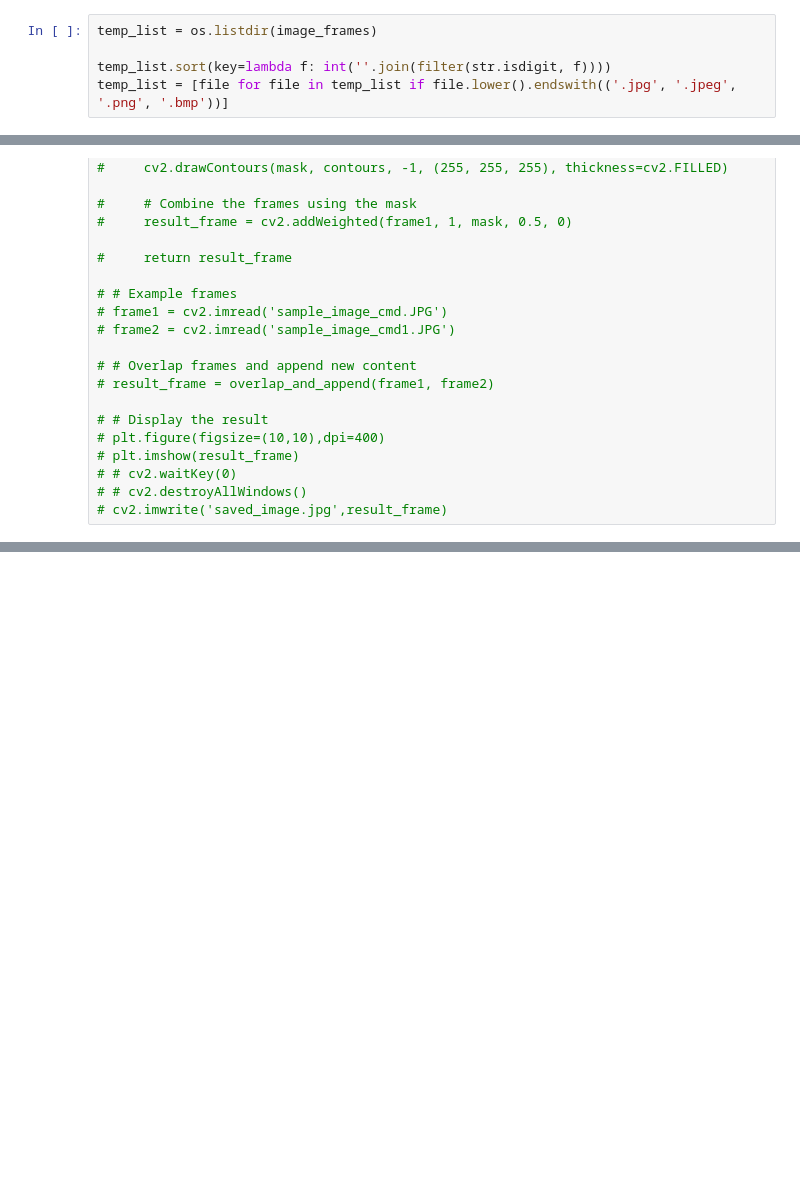
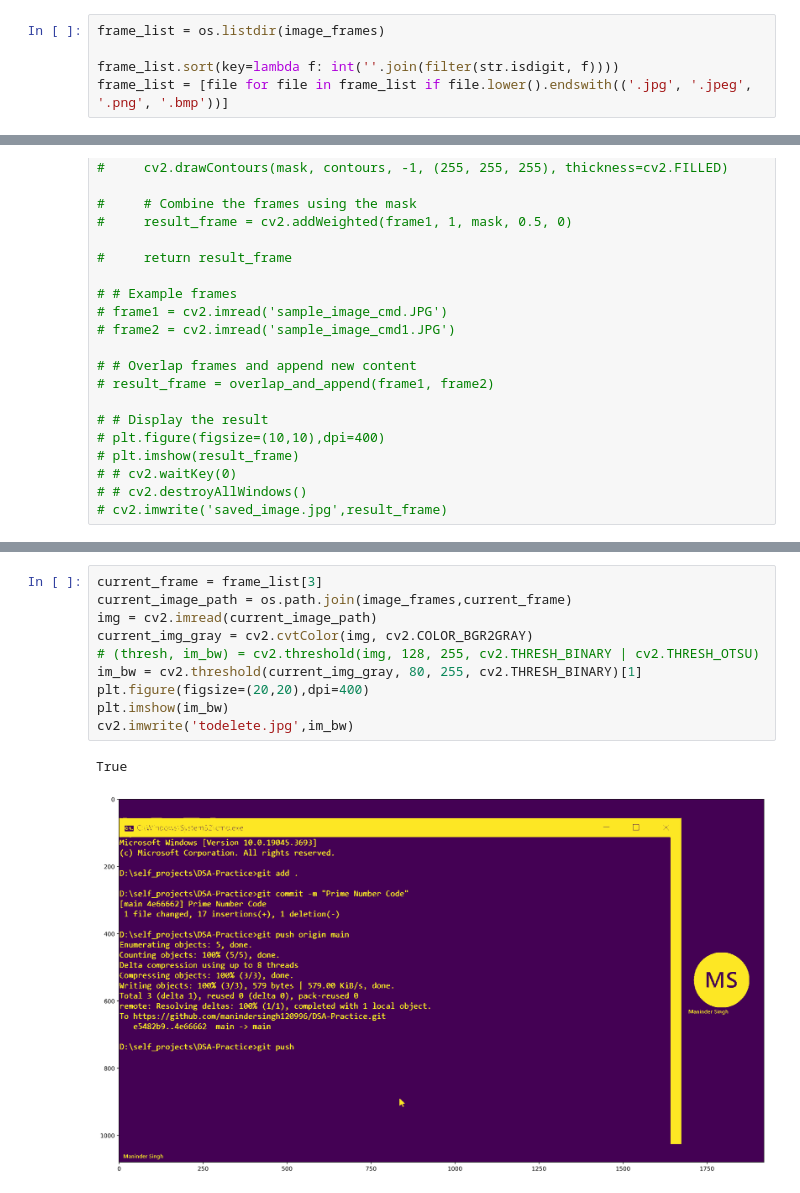
Before and after one commit to manindersingh120996/VideoOCR, a Jupyter notebook: Video OCR using pyTeserract.ipynb, the cells around one changed output, grey strips where cells are left out. Drawn from its saved outputs; the diff is of its cells as text; blank space fills up the shorter version.

```diff
--- a/Video OCR using pyTeserract.ipynb
+++ b/Video OCR using pyTeserract.ipynb
@@ -294,10 +294,10 @@ Maninder Singh
 # # print("Longest Common Subsequence:", lcs)
 # # print("Unique content:", unique_content)
 # %%
-temp_list = os.listdir(image_frames)
+frame_list = os.listdir(image_frames)
 
-temp_list.sort(key=lambda f: int(''.join(filter(str.isdigit, f))))
-temp_list = [file for file in temp_list if file.lower().endswith(('.jpg', '.jpeg', '.png', '.bmp'))]
+frame_list.sort(key=lambda f: int(''.join(filter(str.isdigit, f))))
+frame_list = [file for file in frame_list if file.lower().endswith(('.jpg', '.jpeg', '.png', '.bmp'))]
 # %%
 # current_frame = 0
 # final_string = ''
@@ -530,0 +587,13 @@ True
+# %%
+current_frame = frame_list[3]
+current_image_path = os.path.join(image_frames,current_frame)
+img = cv2.imread(current_image_path)
+current_img_gray = cv2.cvtColor(img, cv2.COLOR_BGR2GRAY)
+# (thresh, im_bw) = cv2.threshold(img, 128, 255, cv2.THRESH_BINARY | cv2.THRESH_OTSU)
+im_bw = cv2.threshold(current_img_gray, 80, 255, cv2.THRESH_BINARY)[1]
+plt.figure(figsize=(20,20),dpi=400)
+plt.imshow(im_bw)
+cv2.imwrite('todelete.jpg',im_bw)
+# %% [output]
+True
+[figure, added]
```
Also changed, not shown: parts of 5 cells of this notebook, 1 other file.
